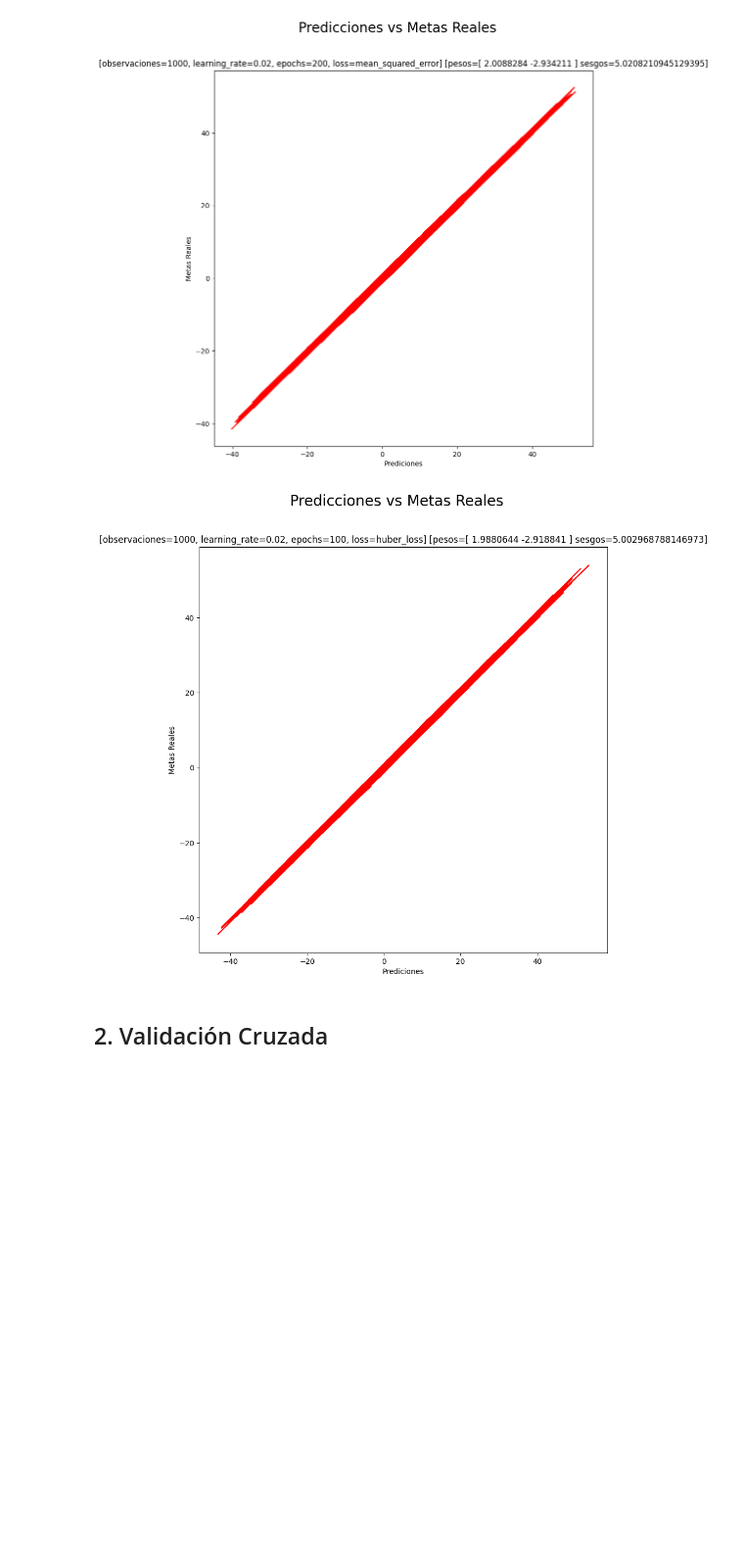
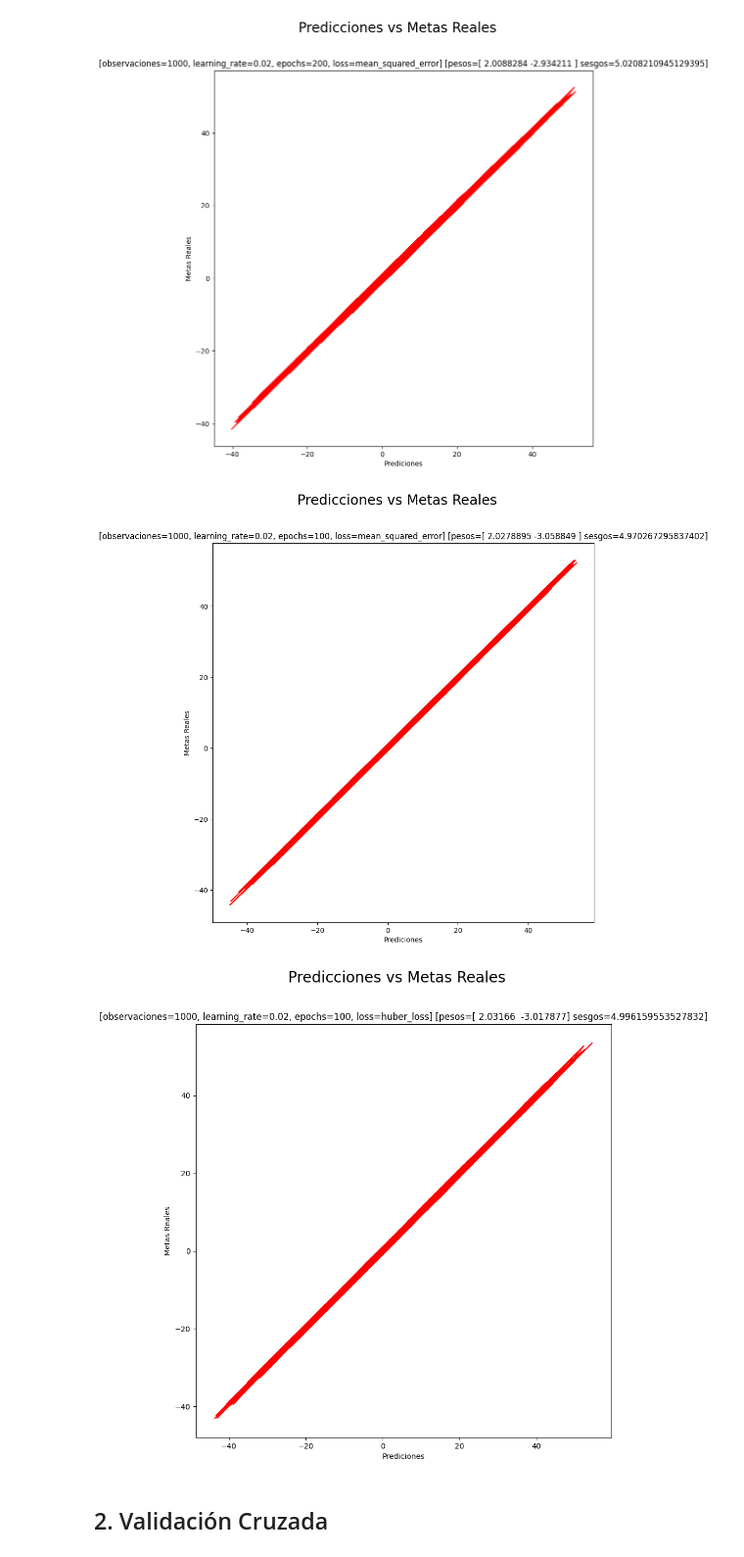
Before and after one commit to chamale-rac/tensorflow-2, a Jupyter notebook: Tensorflow2.ipynb, the cells around one changed output. Shown: that part at 98% size. Drawn from its saved outputs; the diff is of its cells as text; code cells hidden in the pictures; blank space fills up the shorter version.

```diff
--- a/Tensorflow2.ipynb
+++ b/Tensorflow2.ipynb
@@ -162,9 +167,11 @@ for epochs in [50, 100, 200]:
 # %%
 # Cambie la función de pérdida. ¿Cómo se comparan los resultados al cambiar la
 # función de pérdida? Una función alternativa es la “Huber Loss”.
-simpleLinearRegression(loss='huber_loss')
+for loss in ['mean_squared_error','huber_loss']:
+    simpleLinearRegression(loss=loss)
 # %% [output]
-[figure, old version]
+[figure, new version]
+[figure, added]
 # %% [markdown]
 ## 2. Validación Cruzada
 # %% [markdown]
```
Also changed, not shown: parts of 5 cells of this notebook.
